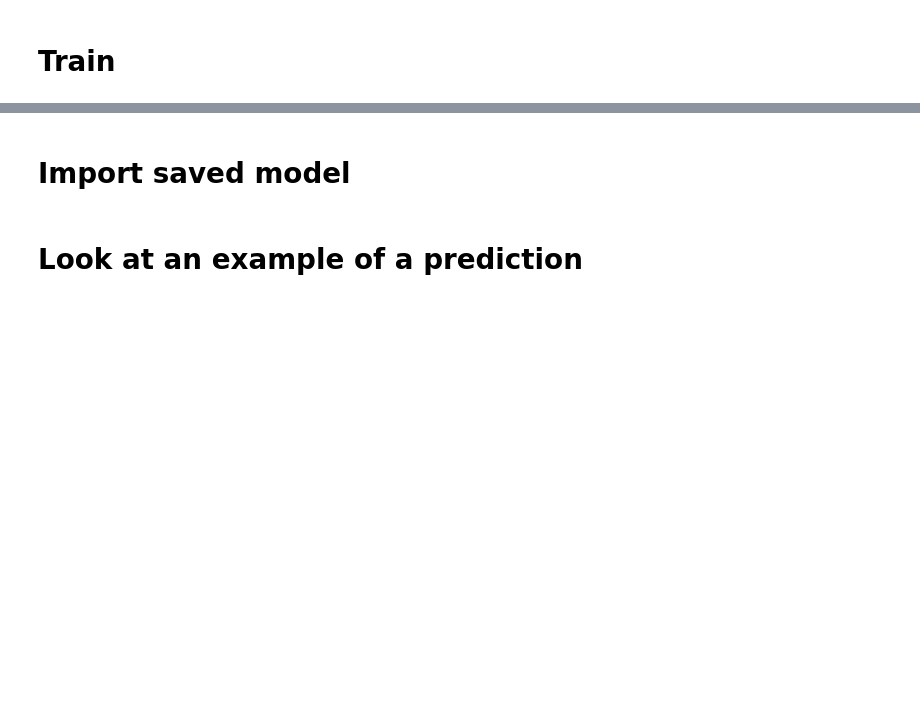
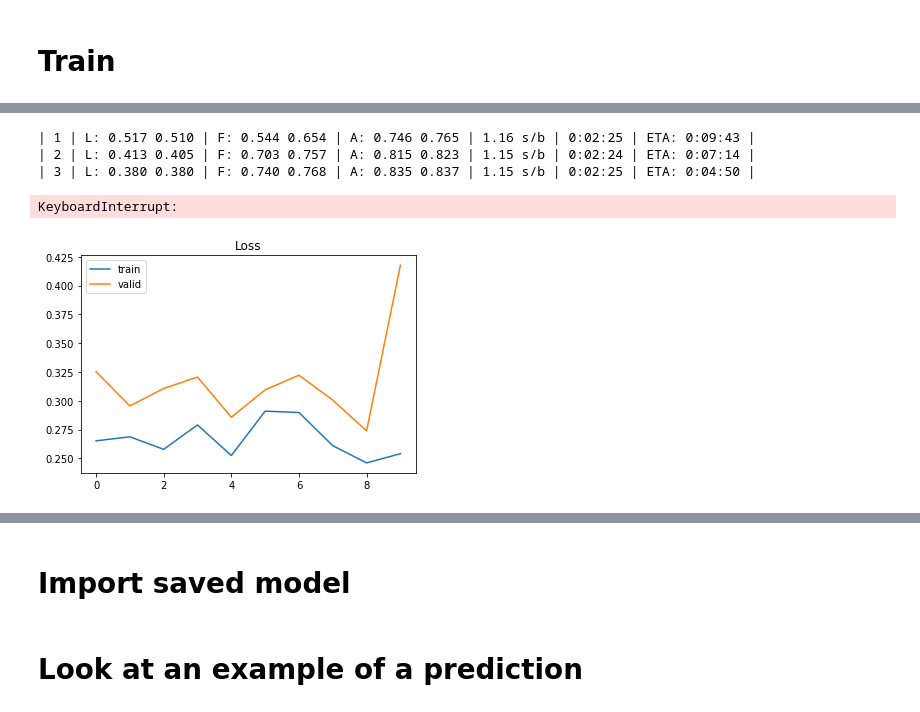
Before and after one commit to maxencemayrand/beat-tracking, a Jupyter notebook: train-and-evaluate.ipynb, the cells around one changed output, grey strips where cells are left out. Saved outputs shown, nothing was run; the diff lists cells and outputs as text; code cells hidden in the pictures; blank space fills up the shorter version.

```diff
--- a/train-and-evaluate.ipynb
+++ b/train-and-evaluate.ipynb
@@ -158,5 +206,5 @@ F-measure: nan
 model.unfreeze()
 model.train();
 # %%
-train_hist, valid_hist = model.fit(trainset, validset, batch_size=4, epochs=2)
+train_hist, valid_hist = model.fit(trainset, validset, batch_size=64, epochs=10)
 # %% [output]
@@ -164,0 +221,2 @@ train_hist, valid_hist = model.fit(trainset, validset, batch_size=4, epochs=2)
+# %%
+train_hist2, valid_hist2 = model.fit(trainset, validset, batch_size=64, epochs=10)
@@ -165 +234,8 @@ train_hist, valid_hist = model.fit(trainset, validset, batch_size=4, epochs=2)
+# %%
+train_hist3, valid_hist3 = model.fit(trainset, validset, batch_size=64, epochs=5)
+# %% [output]
+| 1 | L: 0.517 0.510 | F: 0.544 0.654 | A: 0.746 0.765 | 1.16 s/b | 0:02:25 | ETA: 0:09:43 |
+| 2 | L: 0.413 0.405 | F: 0.703 0.757 | A: 0.815 0.823 | 1.15 s/b | 0:02:24 | ETA: 0:07:14 |
+| 3 | L: 0.380 0.380 | F: 0.740 0.768 | A: 0.835 0.837 | 1.15 s/b | 0:02:25 | ETA: 0:04:50 |
+KeyboardInterrupt:
 # %%
@@ -169,0 +269,7 @@ model.freeze()
+# %%
+plt.plot(np.mean(train_hist2[:, :, 4], axis=1), label='train')
+plt.plot(valid_hist2[:, 4], label='valid')
+plt.title('Loss')
+plt.legend();
+# %% [output]
+[figure, added]
```
Also changed, not shown: parts of 36 cells of this notebook, 3 other files.
